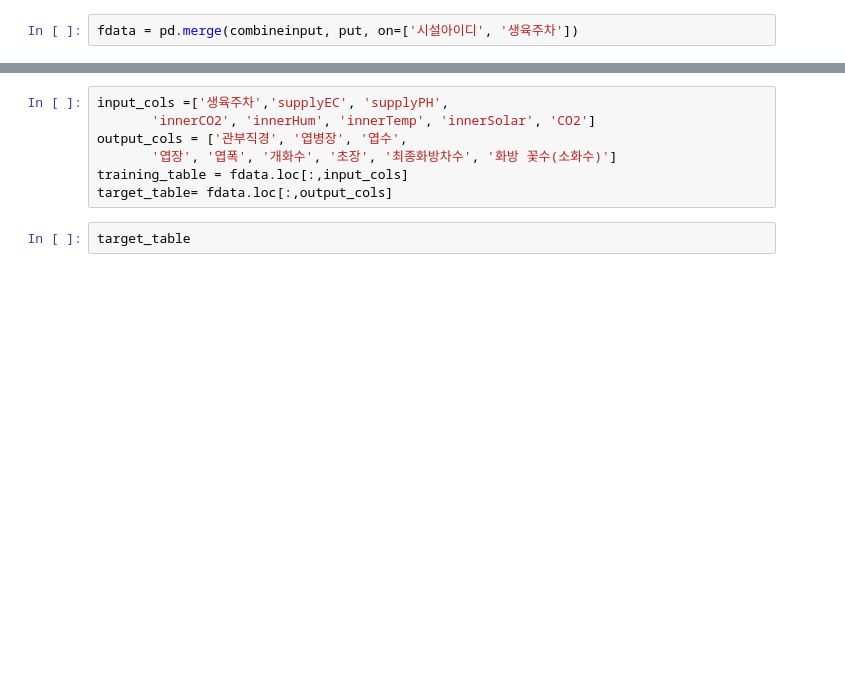
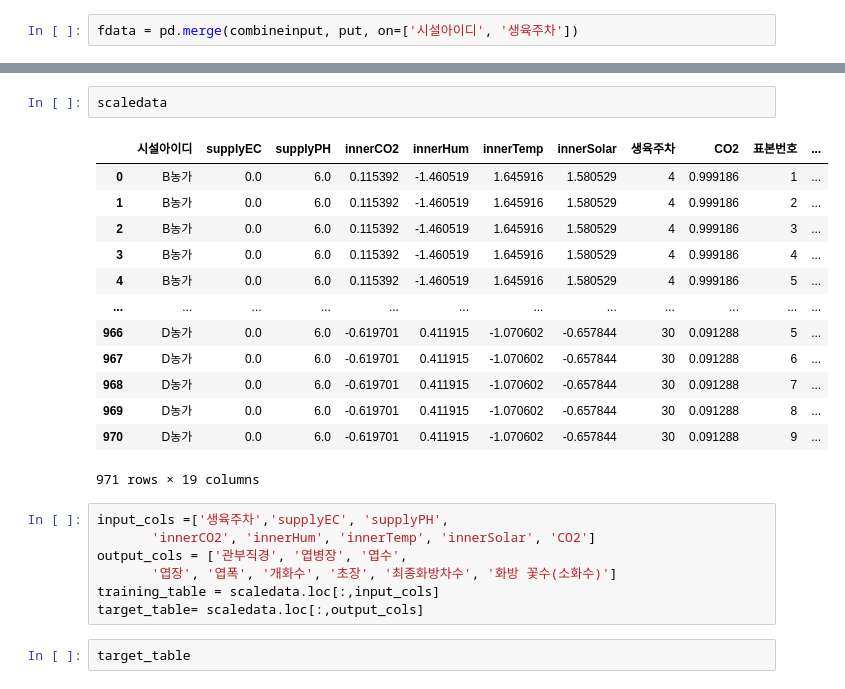
Before and after one commit to CodeArt-Team/MLcompetetion, a Jupyter notebook: BerryMachineLearning/input정제_Kang.ipynb, the cells around one changed output, grey strips where cells are left out. Cells and saved outputs as stored; diff of their text form; blank space fills up the shorter version.

```diff
--- a/BerryMachineLearning/input정제_Kang.ipynb
+++ b/BerryMachineLearning/input정제_Kang.ipynb
@@ -990,10 +987,26 @@ fdata
+# %%
+scaledata
+# %% [output]
+|  | 시설아이디 | supplyEC | supplyPH | innerCO2 | innerHum | innerTemp | innerSolar | 생육주차 | CO2 | 표본번호 | ... |
+| 0 | B농가 | 0.0 | 6.0 | 0.115392 | -1.460519 | 1.645916 | 1.580529 | 4 | 0.999186 | 1 | ... |
+| 1 | B농가 | 0.0 | 6.0 | 0.115392 | -1.460519 | 1.645916 | 1.580529 | 4 | 0.999186 | 2 | ... |
+| 2 | B농가 | 0.0 | 6.0 | 0.115392 | -1.460519 | 1.645916 | 1.580529 | 4 | 0.999186 | 3 | ... |
+| 3 | B농가 | 0.0 | 6.0 | 0.115392 | -1.460519 | 1.645916 | 1.580529 | 4 | 0.999186 | 4 | ... |
+| 4 | B농가 | 0.0 | 6.0 | 0.115392 | -1.460519 | 1.645916 | 1.580529 | 4 | 0.999186 | 5 | ... |
+| ... | ... | ... | ... | ... | ... | ... | ... | ... | ... | ... | ... |
+| 966 | D농가 | 0.0 | 6.0 | -0.619701 | 0.411915 | -1.070602 | -0.657844 | 30 | 0.091288 | 5 | ... |
+| 967 | D농가 | 0.0 | 6.0 | -0.619701 | 0.411915 | -1.070602 | -0.657844 | 30 | 0.091288 | 6 | ... |
+| 968 | D농가 | 0.0 | 6.0 | -0.619701 | 0.411915 | -1.070602 | -0.657844 | 30 | 0.091288 | 7 | ... |
+| 969 | D농가 | 0.0 | 6.0 | -0.619701 | 0.411915 | -1.070602 | -0.657844 | 30 | 0.091288 | 8 | ... |
+| 970 | D농가 | 0.0 | 6.0 | -0.619701 | 0.411915 | -1.070602 | -0.657844 | 30 | 0.091288 | 9 | ... |
+971 rows × 19 columns
 # %%
 input_cols =['생육주차','supplyEC', 'supplyPH',
        'innerCO2', 'innerHum', 'innerTemp', 'innerSolar', 'CO2']
 output_cols = ['관부직경', '엽병장', '엽수',
        '엽장', '엽폭', '개화수', '초장', '최종화방차수', '화방 꽃수(소화수)']
-training_table = fdata.loc[:,input_cols]
-target_table= fdata.loc[:,output_cols]
+training_table = scaledata.loc[:,input_cols]
+target_table= scaledata.loc[:,output_cols]
 # %%
 target_table
 # %% [output]
```
Also changed, not shown: parts of 9 cells of this notebook.
